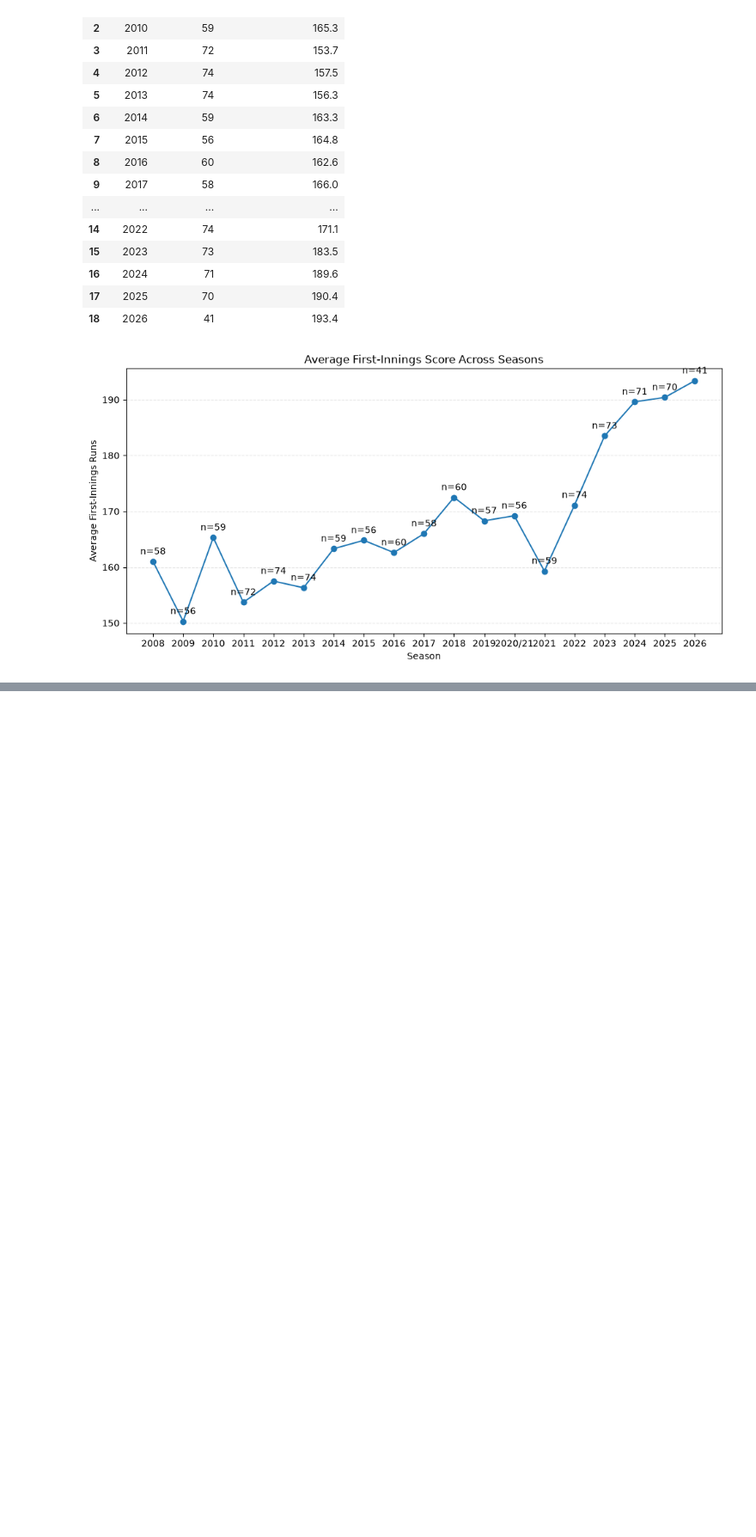
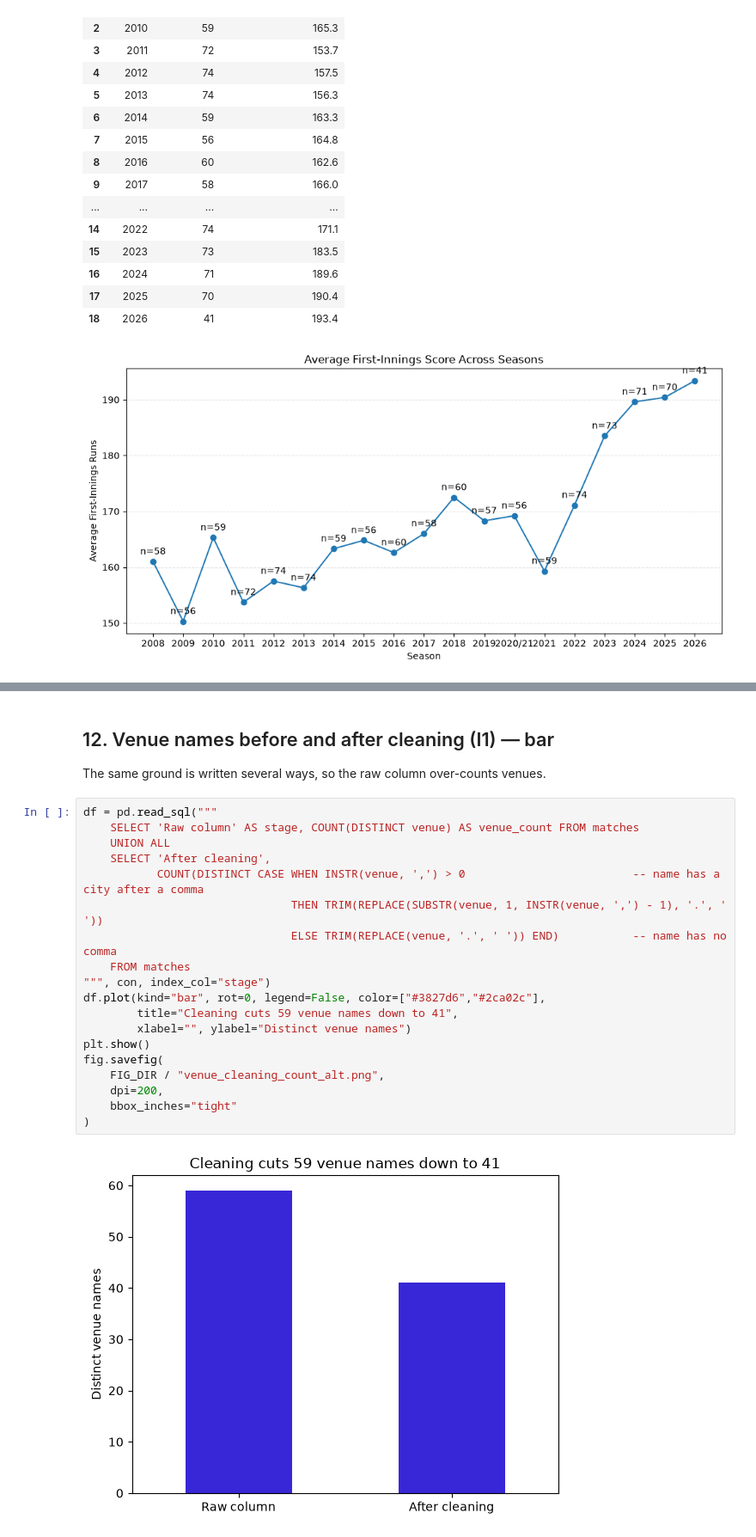
Before and after one commit to midlajmuhammad/ipl-cricket-analytics, a Jupyter notebook: notebooks/03_analysis.ipynb, the cells around one changed output, grey strips where cells are left out. Shown at 86% size. Cells and saved outputs as stored; diff of their text form; blank space fills up the shorter version.

```diff
--- a/notebooks/03_analysis.ipynb
+++ b/notebooks/03_analysis.ipynb
@@ -3390,0 +3433,24 @@ con.close()
+# %% [markdown]
+## 12. Venue names before and after cleaning (I1) — bar
+The same ground is written several ways, so the raw column over-counts venues.
+# %%
+df = pd.read_sql("""
+    SELECT 'Raw column' AS stage, COUNT(DISTINCT venue) AS venue_count FROM matches
+    UNION ALL
+    SELECT 'After cleaning',
+           COUNT(DISTINCT CASE WHEN INSTR(venue, ',') > 0                         -- name has a city after a comma
+                               THEN TRIM(REPLACE(SUBSTR(venue, 1, INSTR(venue, ',') - 1), '.', ' '))
+                               ELSE TRIM(REPLACE(venue, '.', ' ')) END)           -- name has no comma
+    FROM matches
+""", con, index_col="stage")
+df.plot(kind="bar", rot=0, legend=False, color=["#3827d6","#2ca02c"],
+        title="Cleaning cuts 59 venue names down to 41",
+        xlabel="", ylabel="Distinct venue names")
+plt.show()
+fig.savefig(
+    FIG_DIR / "venue_cleaning_count_alt.png",
+    dpi=200,
+    bbox_inches="tight"
+)
+# %% [output]
+[figure, added]
```
Also changed, not shown: parts of 53 cells of this notebook, 17 other files.
